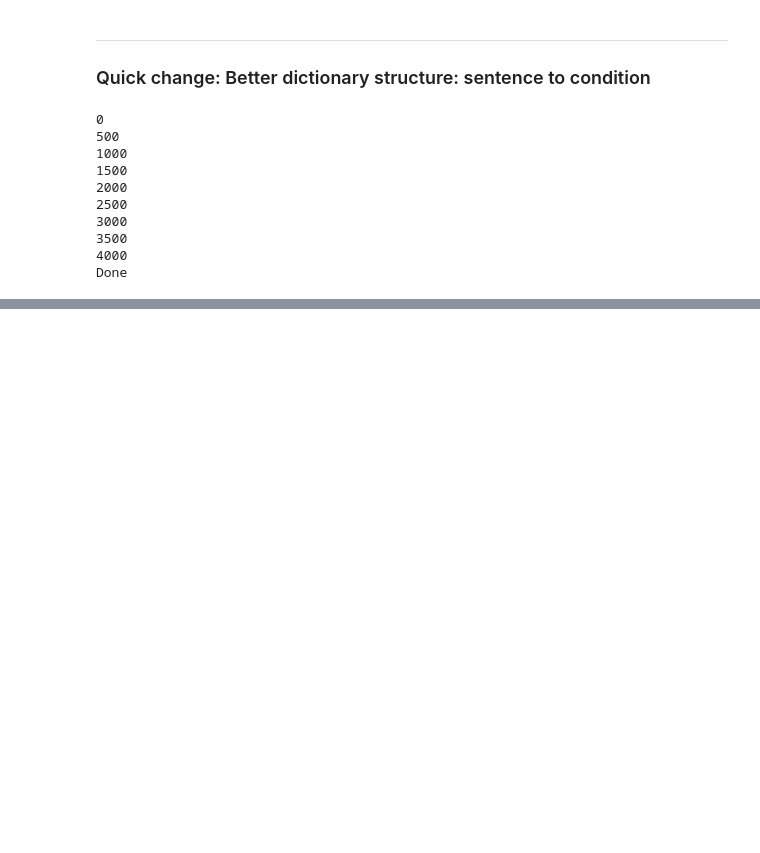
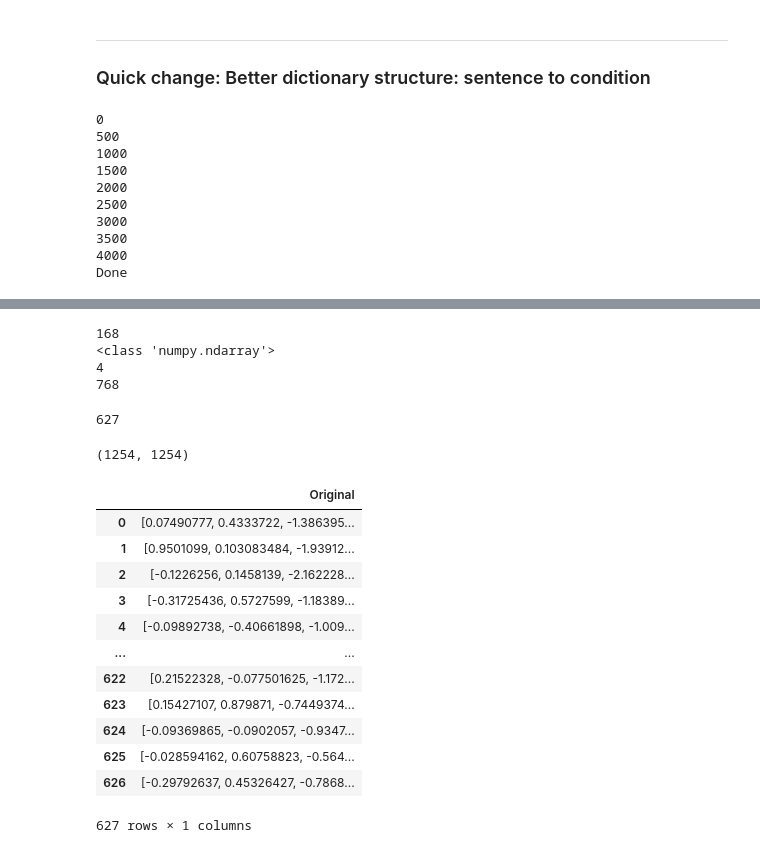
Before and after one commit to eghbalhosseini/neural-nlp-1, a Jupyter notebook: analyze-neural-scrambled.ipynb, the cells around one changed output, grey strips where cells are left out. Cells and saved outputs as stored; diff of their text form; code cells hidden in the pictures; blank space fills up the shorter version.

Commit message:
further progress on correlation script

```diff
--- a/analyze-neural-scrambled.ipynb
+++ b/analyze-neural-scrambled.ipynb
@@ -10,8 +42,8 @@ working_dir = "/om2/user/ckauf/.result_caching/neural_nlp.models.wrapper.core.Ac
 # %%
-file = os.path.join(working_dir, "identifier=distilgpt2,stimuli_identifier=Pereira2018-Original-384sentences7.pkl")
-with open(file, 'rb') as f:
-    result = pickle.load(f)
+dfile = os.path.join(working_dir, "identifier=distilgpt2,stimuli_identifier=Pereira2018-Original-384sentences7.pkl")
+with open(dfile, 'rb') as f:
+    dresult = pickle.load(f)
 
-data = result['data']
-data
+ddata = dresult['data']
+ddata.values.shape
 # %% [output]
@@ -212,0 +267,16 @@ dict_keys(['243sentences1', '243sentences10', '243sentences11', '243sentences12'
+# %%
+scr1 = []
+scr3 = []
+scr5 = []
+scr7 = []
+original = []
+lowpmi = []
+backward = []
+random = []
+
+sorted_dict = dict(sorted(distilgpt2_dic_senttocond.items()))
+for key, value in sorted_dict.items(): #key is passage, value is dic from cond to xarray data
+    original.append(value['Original'].values)
+    scr1.append(value['Scr1'].values)
+    scr3.append(value['Scr3'].values)
+print(original)
@@ -212,0 +301,42 @@ dict_keys(['243sentences1', '243sentences10', '243sentences11', '243sentences12'
+# %%
+print(len(original))
+print(type(original[0]))
+print(len(original[0]))
+print(len(original[0][0]))
+# %% [output]
+168
+<class 'numpy.ndarray'>
+4
+768
+# %%
+original_flatten = [item for sublist in original for item in sublist]
+scr1_flatten = [item for sublist in scr1 for item in sublist]
+scr3_flatten = [item for sublist in scr3 for item in sublist]
+# %%
+print(len(scr1_flatten))
+# %% [output]
+627
+# %%
+#df = pd.DataFrame(data={'Original':original_flatten, 'Scr1':scr1_flatten, 'Scr3':scr3_flatten})
+df1 = pd.DataFrame(data={'Original':original_flatten})
+df2 = pd.DataFrame(data={'Scr1':scr1_flatten})
+correlations = np.corrcoef(original_flatten, scr1_flatten)
+print(np.shape(correlations))
+# %% [output]
+(1254, 1254)
+# %%
+df1
+# %% [output]
+|  | Original |
+| 0 | [0.07490777, 0.4333722, -1.386395... |
+| 1 | [0.9501099, 0.103083484, -1.93912... |
+| 2 | [-0.1226256, 0.1458139, -2.162228... |
+| 3 | [-0.31725436, 0.5727599, -1.18389... |
+| 4 | [-0.09892738, -0.40661898, -1.009... |
+| ... | ... |
+| 622 | [0.21522328, -0.077501625, -1.172... |
+| 623 | [0.15427107, 0.879871, -0.7449374... |
+| 624 | [-0.09369865, -0.0902057, -0.9347... |
+| 625 | [-0.028594162, 0.60758823, -0.564... |
+| 626 | [-0.29792637, 0.45326427, -0.7868... |
+627 rows × 1 columns
```
Also changed, not shown: parts of 11 cells of this notebook.
